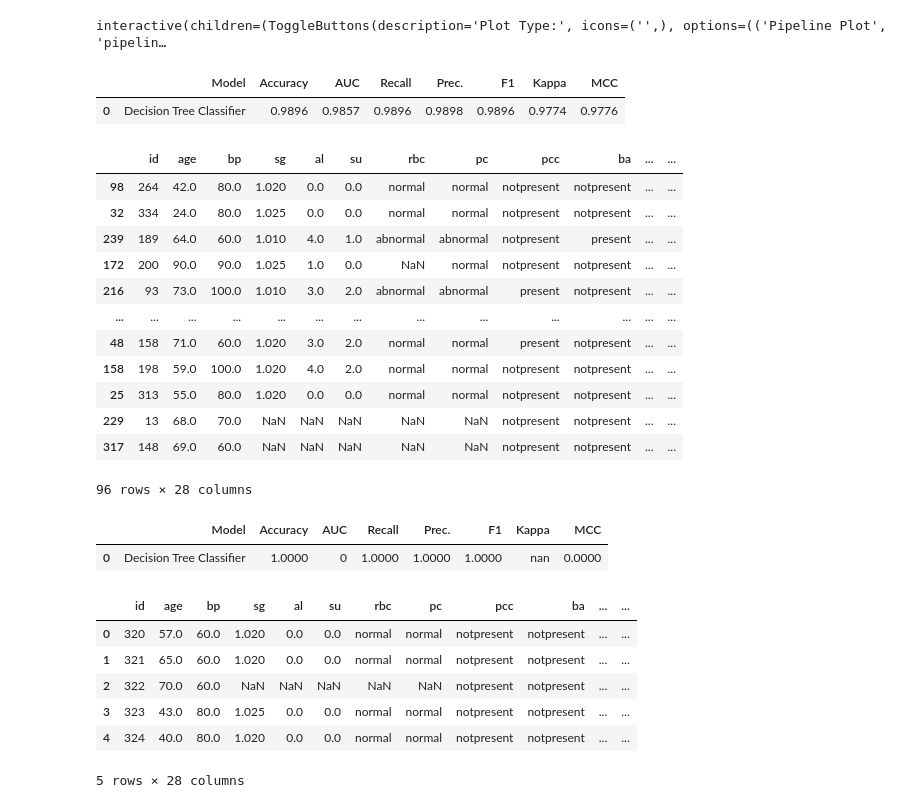
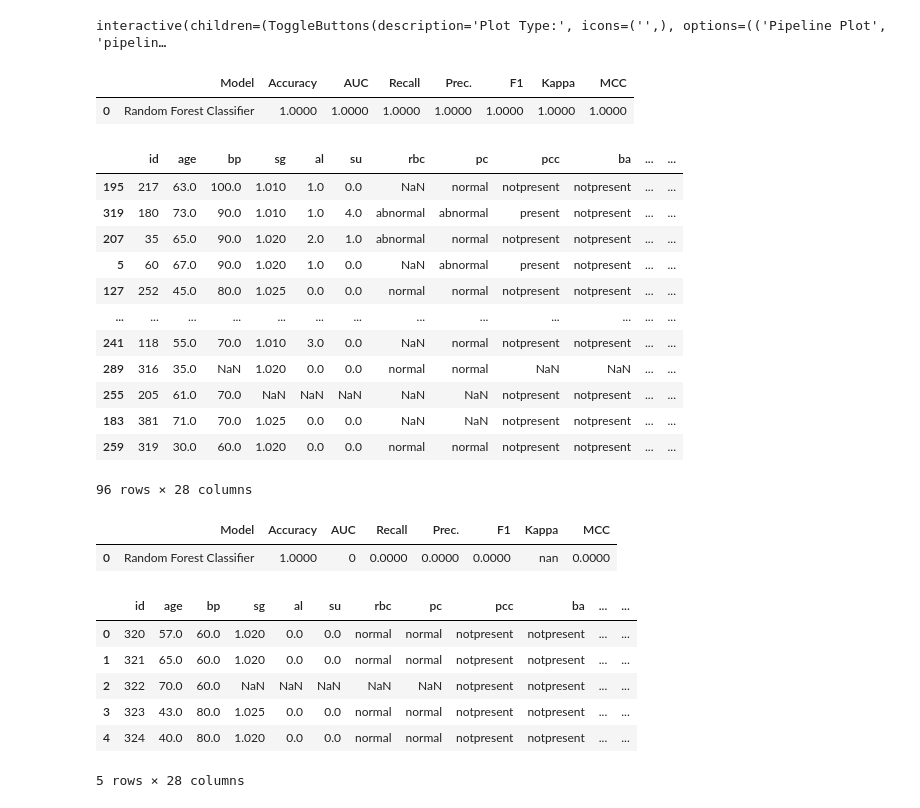
Before and after one commit to sravannaidu/GenAI, a Jupyter notebook: Pycaret_Assignment.ipynb, the cells around one changed output. Saved outputs shown, nothing was run; the diff lists cells and outputs as text; code cells hidden in the pictures.

```diff
--- a/Pycaret_Assignment.ipynb
+++ b/Pycaret_Assignment.ipynb
@@ -199,0 +190,2 @@ Original model was better than the tuned model, hence it will be returned. NOTE:
+# %%
+random_forest = create_model('rf')
@@ -199,0 +209,2 @@ Original model was better than the tuned model, hence it will be returned. NOTE:
+# %%
+tuned_rf = tune_model(random_forest)
@@ -202,29 +232,29 @@ evaluate_model(tuned_dtc)
 # %% [output]
 interactive(children=(ToggleButtons(description='Plot Type:', icons=('',), options=(('Pipeline Plot', 'pipelin…
 # %%
-predict_model(tuned_dtc)
+predict_model(tuned_rf)
 # %% [output]
 |  | Model | Accuracy | AUC | Recall | Prec. | F1 | Kappa | MCC |
-| 0 | Decision Tree Classifier | 0.9896 | 0.9857 | 0.9896 | 0.9898 | 0.9896 | 0.9774 | 0.9776 |
+| 0 | Random Forest Classifier | 1.0000 | 1.0000 | 1.0000 | 1.0000 | 1.0000 | 1.0000 | 1.0000 |
 |  | id | age | bp | sg | al | su | rbc | pc | pcc | ba | ... | ... |
-| 98 | 264 | 42.0 | 80.0 | 1.020 | 0.0 | 0.0 | normal | normal | notpresent | notpresent | ... | ... |
-| 32 | 334 | 24.0 | 80.0 | 1.025 | 0.0 | 0.0 | normal | normal | notpresent | notpresent | ... | ... |
-| 239 | 189 | 64.0 | 60.0 | 1.010 | 4.0 | 1.0 | abnormal | abnormal | notpresent | present | ... | ... |
-| 172 | 200 | 90.0 | 90.0 | 1.025 | 1.0 | 0.0 | NaN | normal | notpresent | notpresent | ... | ... |
-| 216 | 93 | 73.0 | 100.0 | 1.010 | 3.0 | 2.0 | abnormal | abnormal | present | notpresent | ... | ... |
+| 195 | 217 | 63.0 | 100.0 | 1.010 | 1.0 | 0.0 | NaN | normal | notpresent | notpresent | ... | ... |
+| 319 | 180 | 73.0 | 90.0 | 1.010 | 1.0 | 4.0 | abnormal | abnormal | present | notpresent | ... | ... |
+| 207 | 35 | 65.0 | 90.0 | 1.020 | 2.0 | 1.0 | abnormal | normal | notpresent | notpresent | ... | ... |
+| 5 | 60 | 67.0 | 90.0 | 1.020 | 1.0 | 0.0 | NaN | abnormal | present | notpresent | ... | ... |
+| 127 | 252 | 45.0 | 80.0 | 1.025 | 0.0 | 0.0 | normal | normal | notpresent | notpresent | ... | ... |
 | ... | ... | ... | ... | ... | ... | ... | ... | ... | ... | ... | ... | ... |
-| 48 | 158 | 71.0 | 60.0 | 1.020 | 3.0 | 2.0 | normal | normal | present | notpresent | ... | ... |
-| 158 | 198 | 59.0 | 100.0 | 1.020 | 4.0 | 2.0 | normal | normal | notpresent | notpresent | ... | ... |
-| 25 | 313 | 55.0 | 80.0 | 1.020 | 0.0 | 0.0 | normal | normal | notpresent | notpresent | ... | ... |
-| 229 | 13 | 68.0 | 70.0 | NaN | NaN | NaN | NaN | NaN | notpresent | notpresent | ... | ... |
-| 317 | 148 | 69.0 | 60.0 | NaN | NaN | NaN | NaN | NaN | notpresent | notpresent | ... | ... |
+| 241 | 118 | 55.0 | 70.0 | 1.010 | 3.0 | 0.0 | NaN | normal | notpresent | notpresent | ... | ... |
+| 289 | 316 | 35.0 | NaN | 1.020 | 0.0 | 0.0 | normal | normal | NaN | NaN | ... | ... |
+| 255 | 205 | 61.0 | 70.0 | NaN | NaN | NaN | NaN | NaN | notpresent | notpresent | ... | ... |
+| 183 | 381 | 71.0 | 70.0 | 1.025 | 0.0 | 0.0 | NaN | NaN | notpresent | notpresent | ... | ... |
+| 259 | 319 | 30.0 | 60.0 | 1.020 | 0.0 | 0.0 | normal | normal | notpresent | notpresent | ... | ... |
 96 rows × 28 columns
 # %%
-unseen_predictions = predict_model(tuned_dtc, data = data_test)
+unseen_predictions = predict_model(tuned_rf, data = data_test)
 unseen_predictions.head()
 # %% [output]
 |  | Model | Accuracy | AUC | Recall | Prec. | F1 | Kappa | MCC |
-| 0 | Decision Tree Classifier | 1.0000 | 0 | 1.0000 | 1.0000 | 1.0000 | nan | 0.0000 |
+| 0 | Random Forest Classifier | 1.0000 | 0 | 0.0000 | 0.0000 | 0.0000 | nan | 0.0000 |
 |  | id | age | bp | sg | al | su | rbc | pc | pcc | ba | ... | ... |
 | 0 | 320 | 57.0 | 60.0 | 1.020 | 0.0 | 0.0 | normal | normal | notpresent | notpresent | ... | ... |
 | 1 | 321 | 65.0 | 60.0 | 1.020 | 0.0 | 0.0 | normal | normal | notpresent | notpresent | ... | ... |
```
Also changed, not shown: parts of 13 cells of this notebook.
